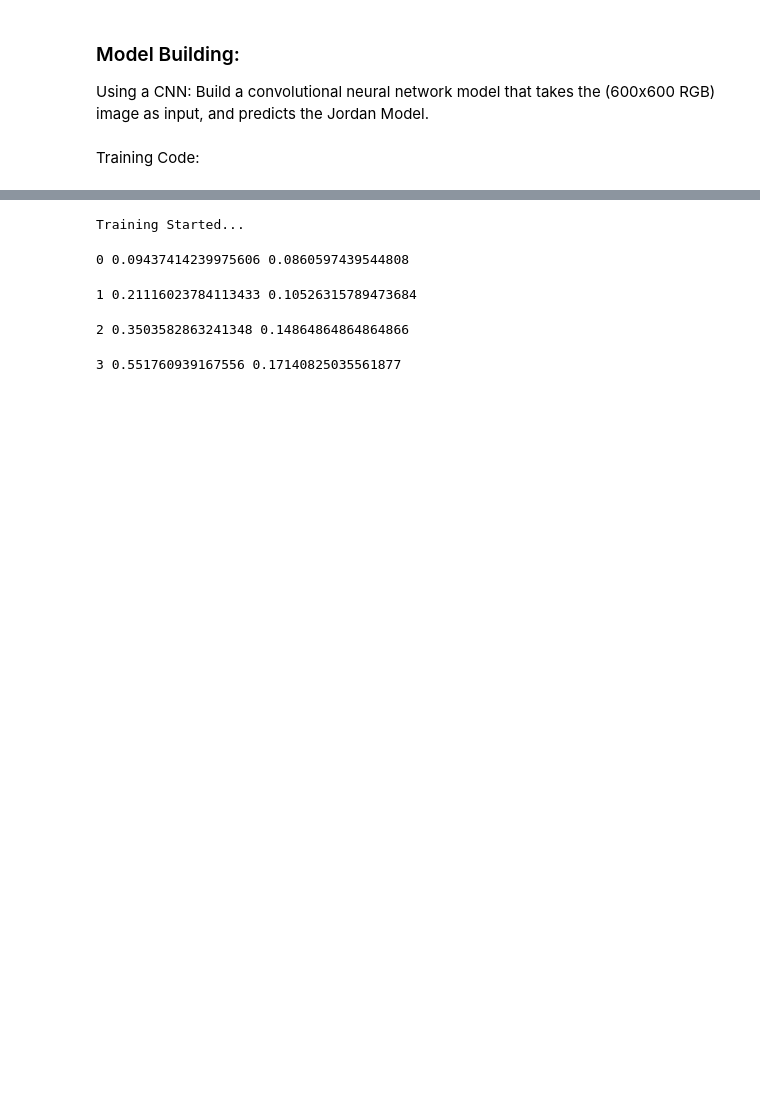
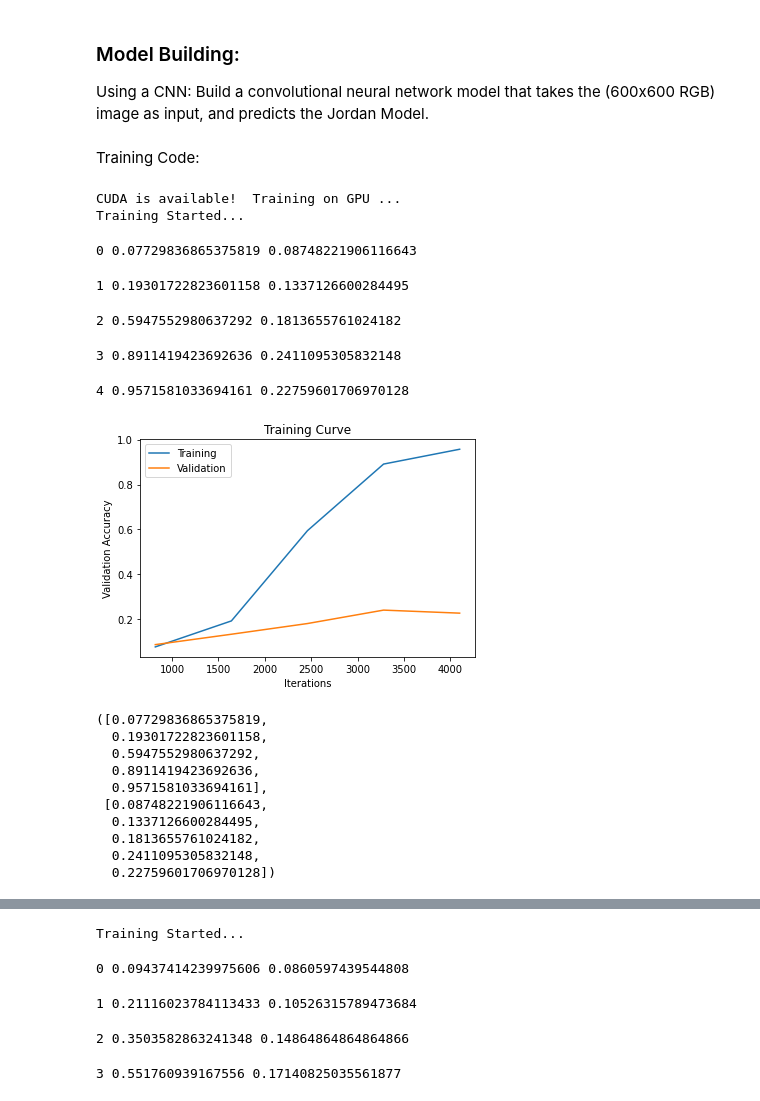
Before and after one commit to husseing/A.I-JORDAN, a Jupyter notebook: Group_44_AIR_Jordan.ipynb, the cells around one changed output, grey strips where cells are left out. Saved outputs shown, nothing was run; the diff lists cells and outputs as text; code cells hidden in the pictures; blank space fills up the shorter version.

```diff
--- a/Group_44_AIR_Jordan.ipynb
+++ b/Group_44_AIR_Jordan.ipynb
@@ -249,0 +296,21 @@ for idx in np.arange(10):
+# %%
+#AlexNet Implementation
+import torch
+import torch.nn as nn
+import torch.nn.functional as F
+import torch.optim as optim #for gradient descent
+
+# alexnet
+import torchvision.models
+
+torch.manual_seed(1) # set the random seed
+
+
+# obtain one batch of training images
+dataiter = iter(train_loader8)
+images, labels = dataiter.next()
+
+# confirm output from AlexNet feature extraction
+alexNet = torchvision.models.alexnet(pretrained=True)
+features = alexNet.features(images)
+features.shape
@@ -316,6 +385,13 @@ def get_accuracy(model, data_loader):
     correct = 0
     total = 0
     for imgs, labels in data_loader:
+
+       #############################################
+        #To Enable GPU Usage
+        if use_cuda and torch.cuda.is_available():
+          imgs = imgs.cuda()
+          labels = labels.cuda()
+        #############################################
 
         if use_cuda and torch.cuda.is_available():
           imgs = imgs.cuda()
@@ -369,3 +450,36 @@ def train(model, train_loader, val_loader, num_epochs=5, learn_rate = 0.001):
     plt.legend(loc='best')
     plt.show()
     return train_acc, val_acc
+# %%
+use_cuda = True
+
+ALNC = alexNet.features
+
+if use_cuda and torch.cuda.is_available():
+  ALNC.cuda()
+  Michael.cuda()
+  print('CUDA is available!  Training on GPU ...')
+else:
+  print('CUDA is not available.  Training on CPU ...')
+
+#proper model
+train(Michael, train_loader8, val_loader8, num_epochs=5, learn_rate=0.001)
+# %% [output]
+CUDA is available!  Training on GPU ...
+Training Started...
+0 0.07729836865375819 0.08748221906116643
+1 0.19301722823601158 0.1337126600284495
+2 0.5947552980637292 0.1813655761024182
+3 0.8911419423692636 0.2411095305832148
+4 0.9571581033694161 0.22759601706970128
+[figure, added]
+([0.07729836865375819,
+  0.19301722823601158,
+  0.5947552980637292,
+  0.8911419423692636,
+  0.9571581033694161],
+ [0.08748221906116643,
+  0.1337126600284495,
+  0.1813655761024182,
+  0.2411095305832148,
+  0.22759601706970128])
```
Also changed, not shown: parts of 17 cells of this notebook.
